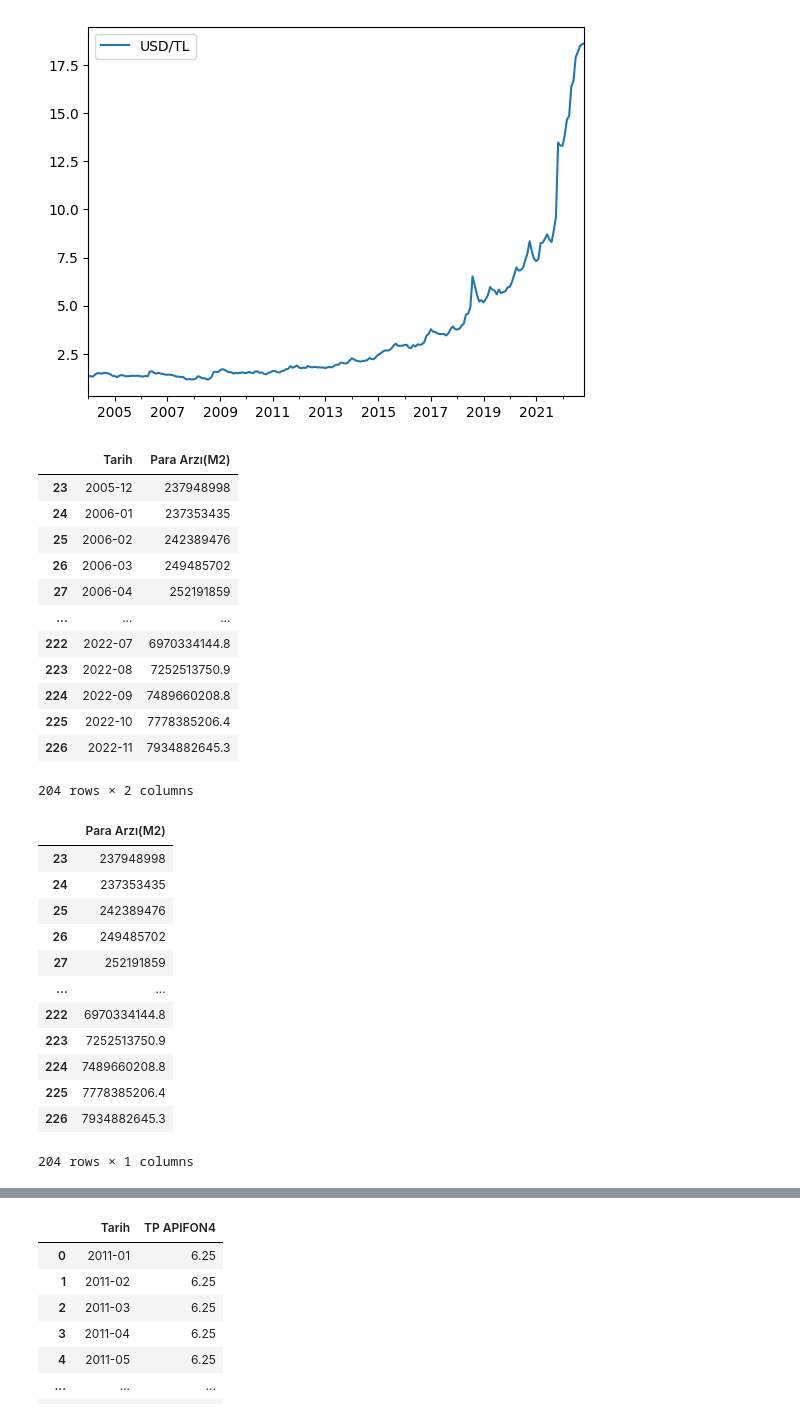
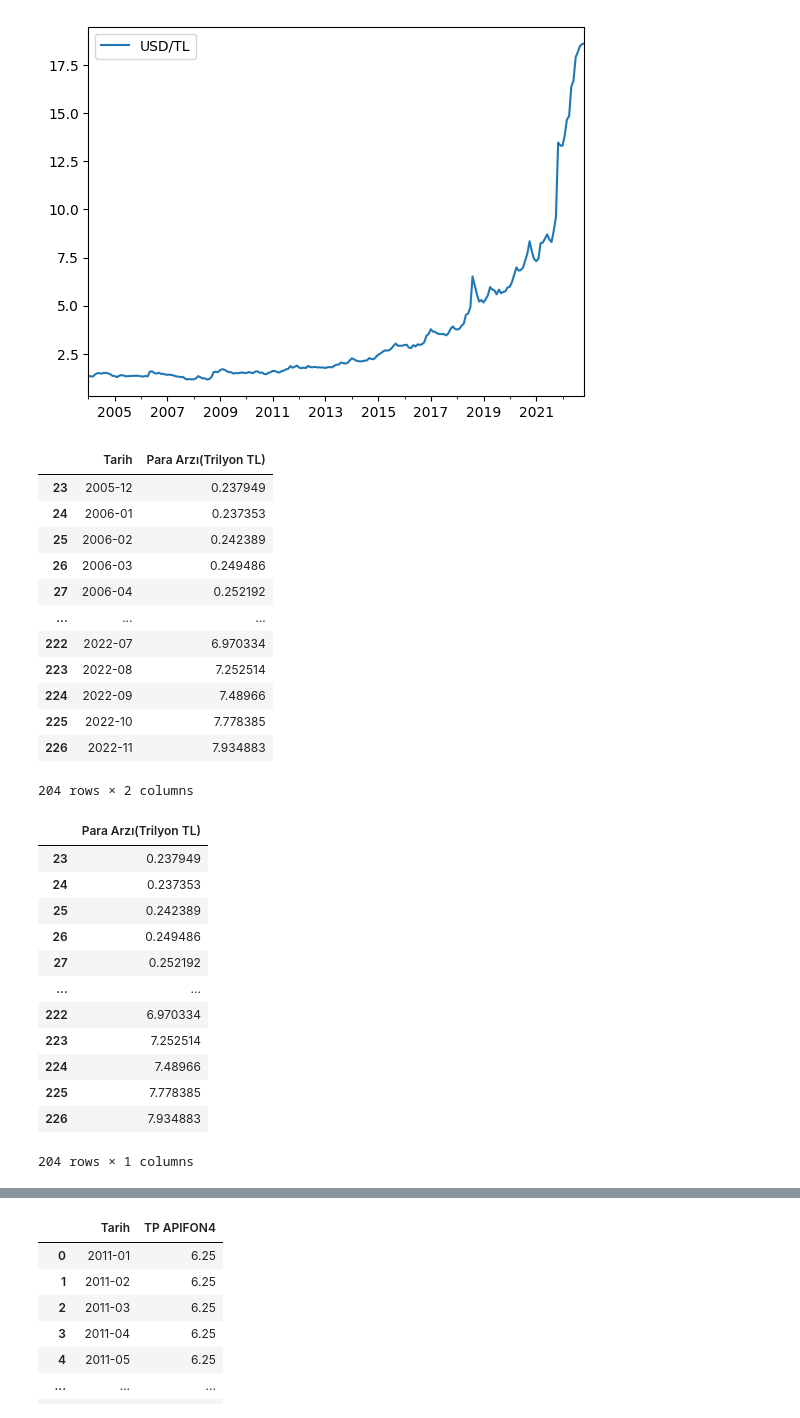
Before and after one commit to kayabo19/MAT388E-Final-Project, a Jupyter notebook: Final_Project.ipynb, the cells around one changed output, grey strips where cells are left out. Cells and saved outputs as stored; diff of their text form; code cells hidden in the pictures.

```diff
--- a/Final_Project.ipynb
+++ b/Final_Project.ipynb
@@ -95,42 +95,43 @@ df.plot()
 # %%
 money_supply=pd.read_excel("./Datasets/EVDS.xlsx")
 del money_supply['Unnamed: 2']
-money_supply.columns={"Tarih","Para Arzı(M2)"}
+money_supply.columns={"Tarih","Para Arzı(Trilyon TL)"}
 money_supply = money_supply.dropna(axis=0)
 #Monthly money supply
 money_supply=money_supply.drop([230,233])
+money_supply["Para Arzı(Trilyon TL)"]=money_supply["Para Arzı(Trilyon TL)"]/1e+9
 money_supply
 # %% [output]
-|  | Tarih | Para Arzı(M2) |
-| 23 | 2005-12 | 237948998 |
-| 24 | 2006-01 | 237353435 |
-| 25 | 2006-02 | 242389476 |
-| 26 | 2006-03 | 249485702 |
-| 27 | 2006-04 | 252191859 |
+|  | Tarih | Para Arzı(Trilyon TL) |
+| 23 | 2005-12 | 0.237949 |
+| 24 | 2006-01 | 0.237353 |
+| 25 | 2006-02 | 0.242389 |
+| 26 | 2006-03 | 0.249486 |
+| 27 | 2006-04 | 0.252192 |
 | ... | ... | ... |
-| 222 | 2022-07 | 6970334144.8 |
-| 223 | 2022-08 | 7252513750.9 |
-| 224 | 2022-09 | 7489660208.8 |
-| 225 | 2022-10 | 7778385206.4 |
-| 226 | 2022-11 | 7934882645.3 |
+| 222 | 2022-07 | 6.970334 |
+| 223 | 2022-08 | 7.252514 |
+| 224 | 2022-09 | 7.48966 |
+| 225 | 2022-10 | 7.778385 |
+| 226 | 2022-11 | 7.934883 |
 204 rows × 2 columns
 # %%
 dates=pd.date_range('2005-12-01','2022-12-01' , freq='1M')-pd.offsets.MonthBegin(1)
 del money_supply["Tarih"]
 money_supply
 # %% [output]
-|  | Para Arzı(M2) |
-| 23 | 237948998 |
-| 24 | 237353435 |
-| 25 | 242389476 |
-| 26 | 249485702 |
-| 27 | 252191859 |
+|  | Para Arzı(Trilyon TL) |
+| 23 | 0.237949 |
+| 24 | 0.237353 |
+| 25 | 0.242389 |
+| 26 | 0.249486 |
+| 27 | 0.252192 |
 | ... | ... |
-| 222 | 6970334144.8 |
-| 223 | 7252513750.9 |
-| 224 | 7489660208.8 |
-| 225 | 7778385206.4 |
-| 226 | 7934882645.3 |
+| 222 | 6.970334 |
+| 223 | 7.252514 |
+| 224 | 7.48966 |
+| 225 | 7.778385 |
+| 226 | 7.934883 |
 204 rows × 1 columns
 # %%
 money_supply=money_supply.set_index(dates)
```
Also changed, not shown: parts of 2 cells of this notebook.
